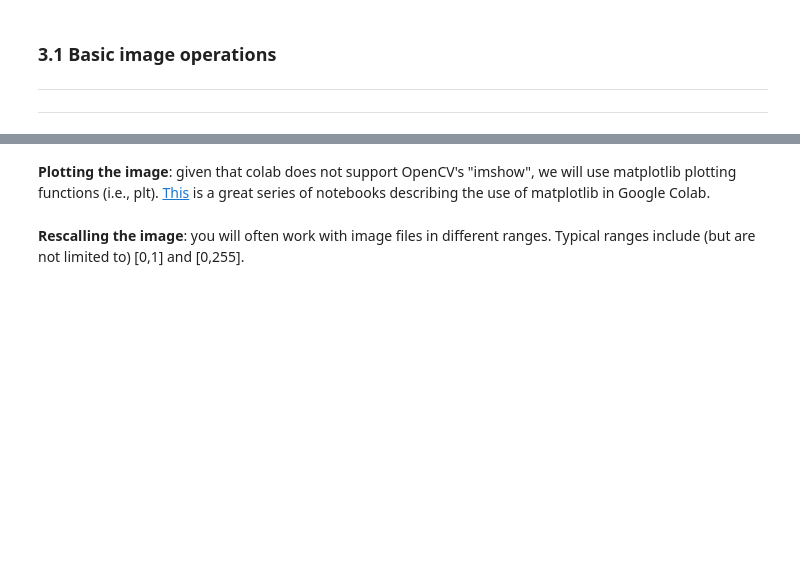
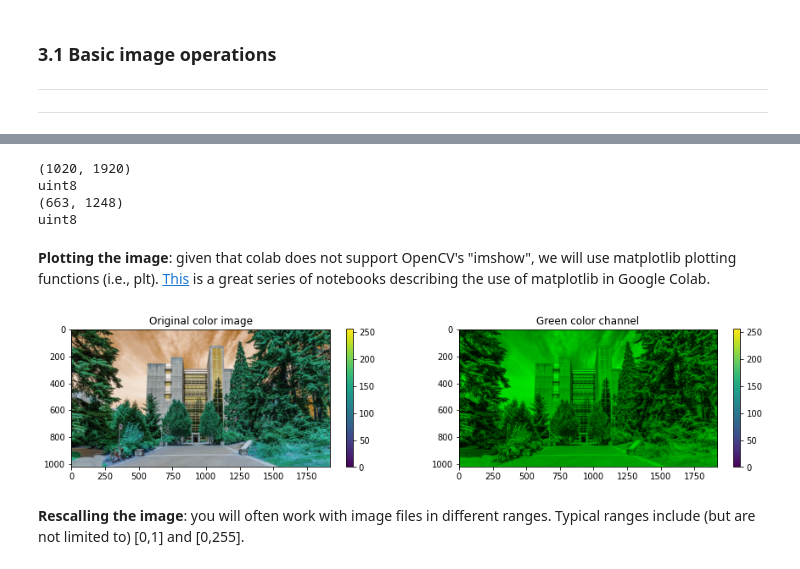
Before and after one commit to bhavanvir/ECE-471, a Jupyter notebook: ECE471_Assignment1/Assignment_1_ECE_471_536_Spring_2023.ipynb, the cells around one changed output, grey strips where cells are left out. Drawn from its saved outputs; the diff is of its cells as text; code cells hidden in the pictures; blank space fills up the shorter version.

```diff
--- a/ECE471_Assignment1/Assignment_1_ECE_471_536_Spring_2023.ipynb
+++ b/ECE471_Assignment1/Assignment_1_ECE_471_536_Spring_2023.ipynb
@@ -147,7 +159,12 @@ Exception: ignored
 # (2 points): use OpenCV (i.e., cv2) to read the
 # image at ./uvic_1.jpg print it's size and data type.
 # you may find cv2.imread helpful...
-
+path = r'./uvic_1.jpg'
+img = cv2.imread(path)
+size = img.shape[:2]
+dataType = img.dtype
+print(size)
+print(dataType)
 # ~~~~~~~~END TODO~~~~~~~~~~
 
 
@@ -155,25 +172,41 @@ Exception: ignored
 # (3 points): Use OpenCV to reduce the dimension of the image in 65%.
 # Print its dimensions and data type once again afterwards.
 # You may find cv2.resize helpful...
-
+width = int(img.shape[1]*0.65)
+height = int(img.shape[0]*0.65)
+newSize = (height, width)
+resizedImg = cv2.resize(img, newSize, interpolation=cv2.INTER_AREA)
+newDataType = resizedImg.dtype
+print(newSize)
+print(newDataType)
 # ~~~~~~~~END TODO~~~~~~~~~~
+# %% [output]
+(1020, 1920)
+uint8
+(663, 1248)
+uint8
 # %% [markdown]
 **Plotting the image**: given that colab does not support OpenCV's "imshow", we will use matplotlib plotting functions (i.e., plt). [This](https://colab.research.google.com/github/jakevdp/PythonDataScienceHandbook/blob/master/notebooks/04.00-Introduction-To-Matplotlib.ipynb) is a great series of notebooks describing the use of matplotlib in Google Colab.
 # %%
 # ~~~~~~~START TODO~~~~~~~~~
 # (5 points): Display, in the same plot, two images: the color input AND only
 # its GREEN channel. (tip: pay attention to the color space!)
 # Use the image you loaded and down-sized in the pervious section.
 # Not the color channel ordering for opencv when it opens an image.
-
-
+img = cv2.imread('./uvic_1.jpg')
+img_green = img.copy()
+# Set blue and red channels to 0
+img_green[:,:,0] = 0
+img_green[:,:,2] = 0
 # ~~~~~~~~END TODO~~~~~~~~~~
 
 plt.figure(figsize = (15,3))
 plt.subplot(1, 2, 1)
 plt = pltImg(img,title="Original color image", ori='vertical')
 plt.subplot(1, 2, 2)
 plt = pltImg(img_green,title = "Green color channel", ori='vertical')
+# %% [output]
+[figure, added]
 # %% [markdown]
 **Rescalling the image**: you will often work with image files in different ranges. Typical ranges include (but are not limited to) [0,1] and [0,255].
 # %%
```
Also changed, not shown: parts of 4 cells of this notebook.
